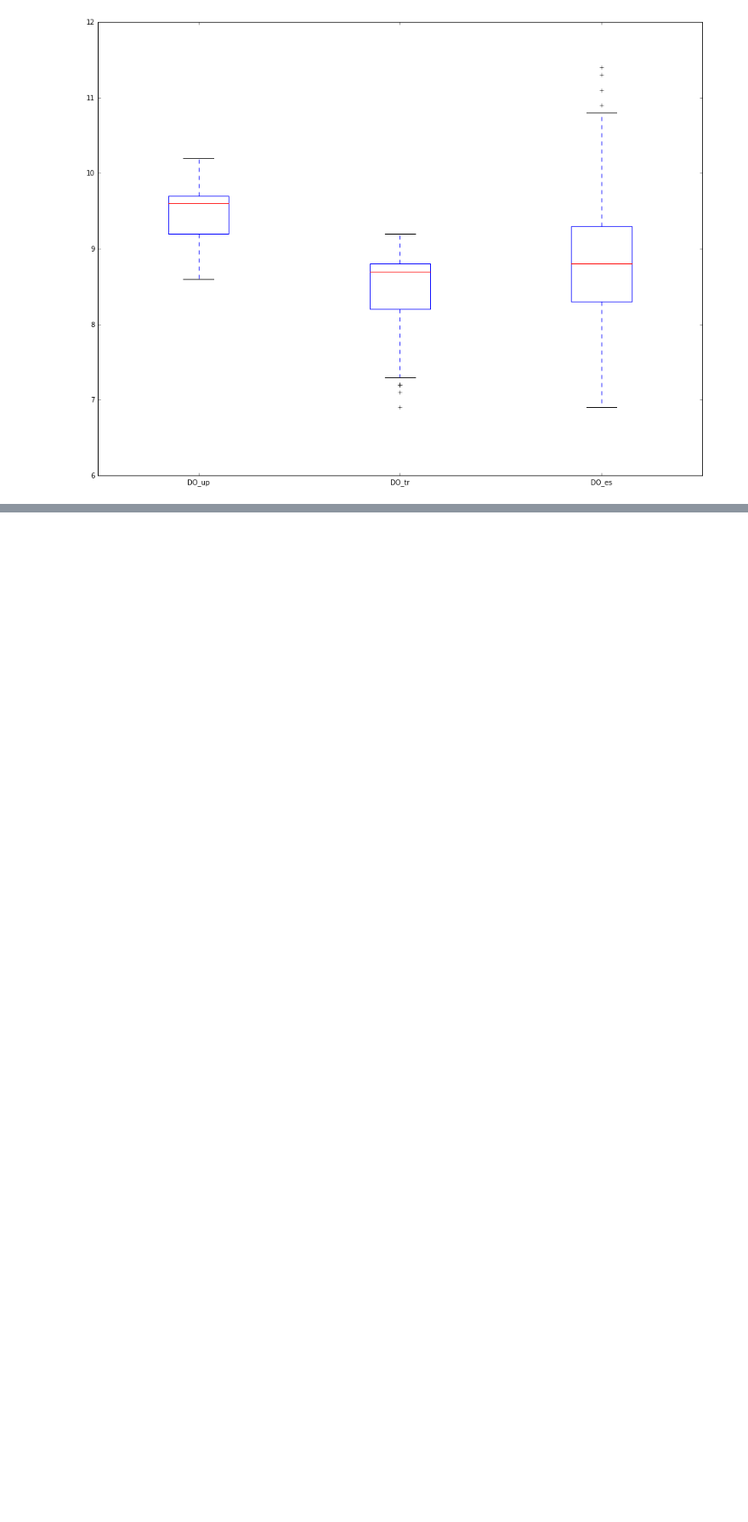
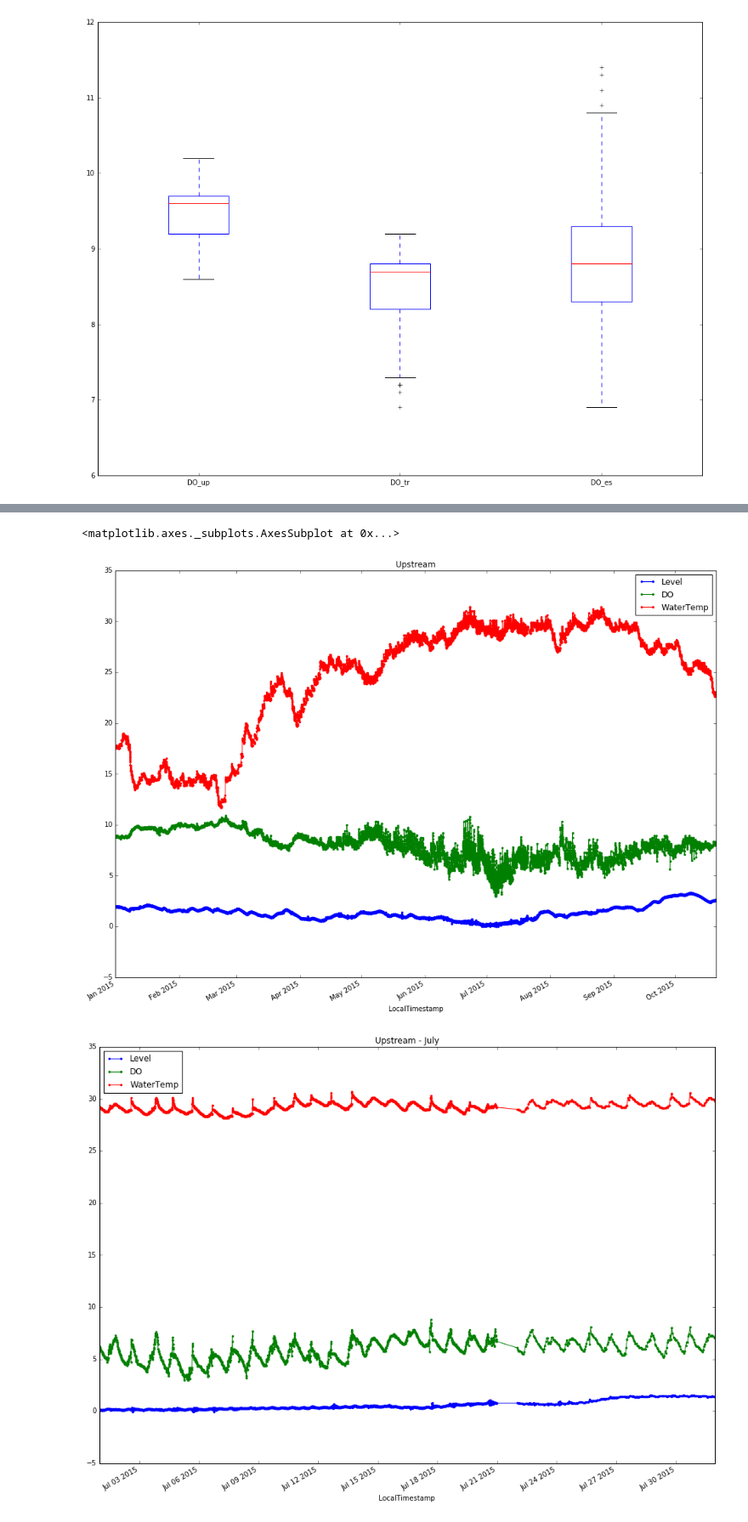
Before and after one commit to nataliegnelson/LSJR_Jupyter_project, a Jupyter notebook: Lower St. Johns River - DO analysis.ipynb, the cells around one changed output, grey strips where cells are left out. Shown at 85% size. Saved outputs shown, nothing was run; the diff lists cells and outputs as text; code cells hidden in the pictures; blank space fills up the shorter version.

```diff
--- a/Lower St. Johns River - DO analysis.ipynb
+++ b/Lower St. Johns River - DO analysis.ipynb
@@ -200,0 +253,15 @@ dfjan.plot.box()
+# %%
+## plot entire upstream dataset
+upstream.dropna().plot(marker='.',title='Upstream')
+
+## create July subset and plot
+upstream_jul = upstream[(upstream.index.month == 7)]
+upstream_jul.dropna().plot(marker='.',title='Upstream - July')
+
+## create January subset and plot
+upstream_jan = upstream[(upstream.index.month == 1)]
+upstream_jan.dropna().plot(marker='.',title='Upstream - January')
+# %% [output]
+<matplotlib.axes._subplots.AxesSubplot at 0x...>
+[figure, added]
+[figure, added]
```
Also changed, not shown: parts of 54 cells of this notebook.
